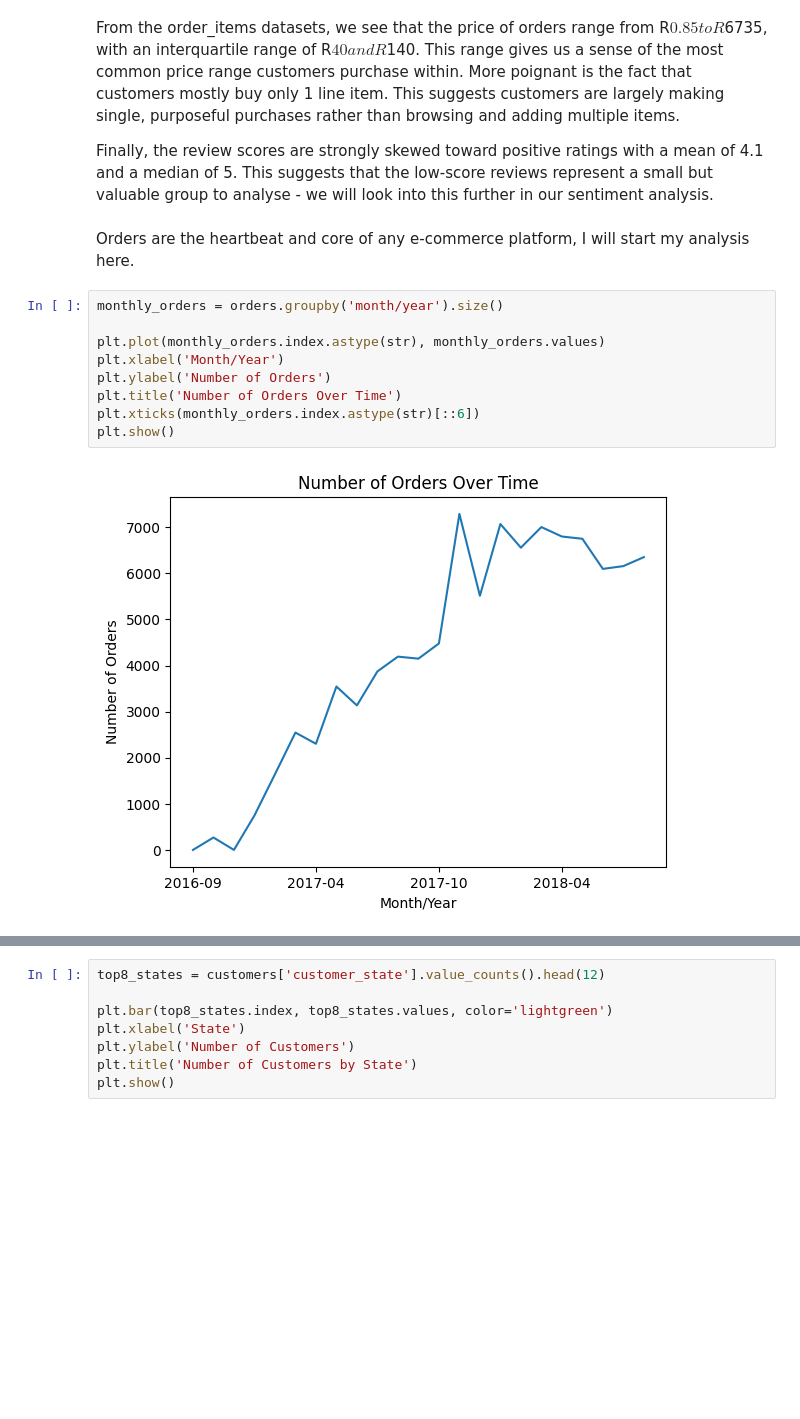
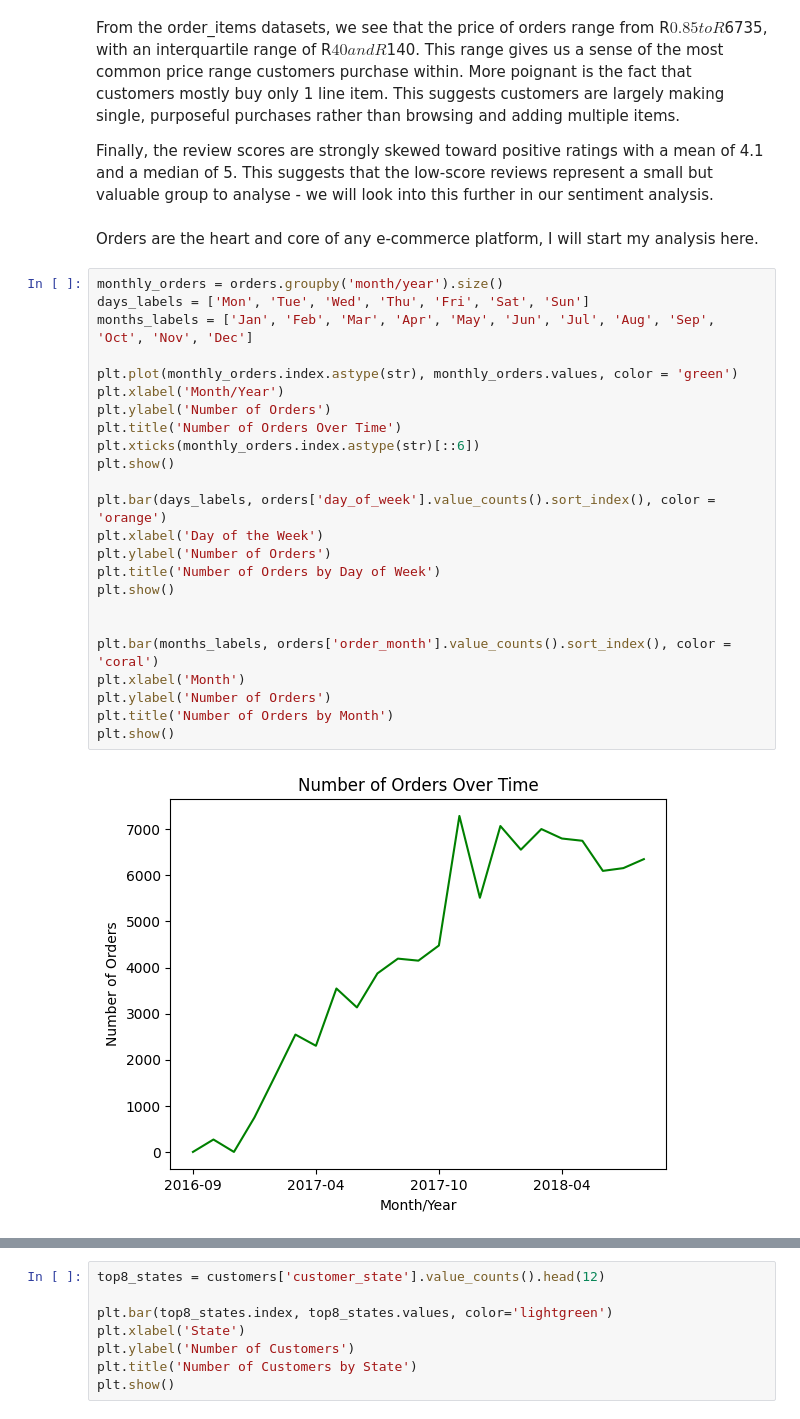
Before and after one commit to jxcksonli/olist-customer-insights-study, a Jupyter notebook: main-analysis.ipynb, the cells around one changed output, grey strips where cells are left out. Saved outputs shown, nothing was run; the diff lists cells and outputs as text; blank space fills up the shorter version.

Commit message:
Add EDA on orders and delivery performance

```diff
--- a/main-analysis.ipynb
+++ b/main-analysis.ipynb
@@ -127,15 +127,30 @@ From the order_items datasets, we see that the price of orders range from R$0.85
 
 Finally, the review scores are strongly skewed toward positive ratings with a mean of 4.1 and a median of 5. This suggests that the low-score reviews represent a small but valuable group to analyse - we will look into this further in our sentiment analysis.
 # %% [markdown]
-Orders are the heartbeat and core of any e-commerce platform, I will start my analysis here.
+Orders are the heart and core of any e-commerce platform, I will start my analysis here.
 # %%
 monthly_orders = orders.groupby('month/year').size()
+days_labels = ['Mon', 'Tue', 'Wed', 'Thu', 'Fri', 'Sat', 'Sun']
+months_labels = ['Jan', 'Feb', 'Mar', 'Apr', 'May', 'Jun', 'Jul', 'Aug', 'Sep', 'Oct', 'Nov', 'Dec']
 
-plt.plot(monthly_orders.index.astype(str), monthly_orders.values)
+plt.plot(monthly_orders.index.astype(str), monthly_orders.values, color = 'green')
 plt.xlabel('Month/Year')
 plt.ylabel('Number of Orders')
 plt.title('Number of Orders Over Time')
 plt.xticks(monthly_orders.index.astype(str)[::6])
 plt.show()
+
+plt.bar(days_labels, orders['day_of_week'].value_counts().sort_index(), color = 'orange')
+plt.xlabel('Day of the Week')
+plt.ylabel('Number of Orders')
+plt.title('Number of Orders by Day of Week')
+plt.show()
+
+
+plt.bar(months_labels, orders['order_month'].value_counts().sort_index(), color = 'coral')
+plt.xlabel('Month')
+plt.ylabel('Number of Orders')
+plt.title('Number of Orders by Month')
+plt.show()
 # %% [output]
-[figure, old version]
+[figure, new version]
```
Also changed, not shown: parts of 5 cells of this notebook.
